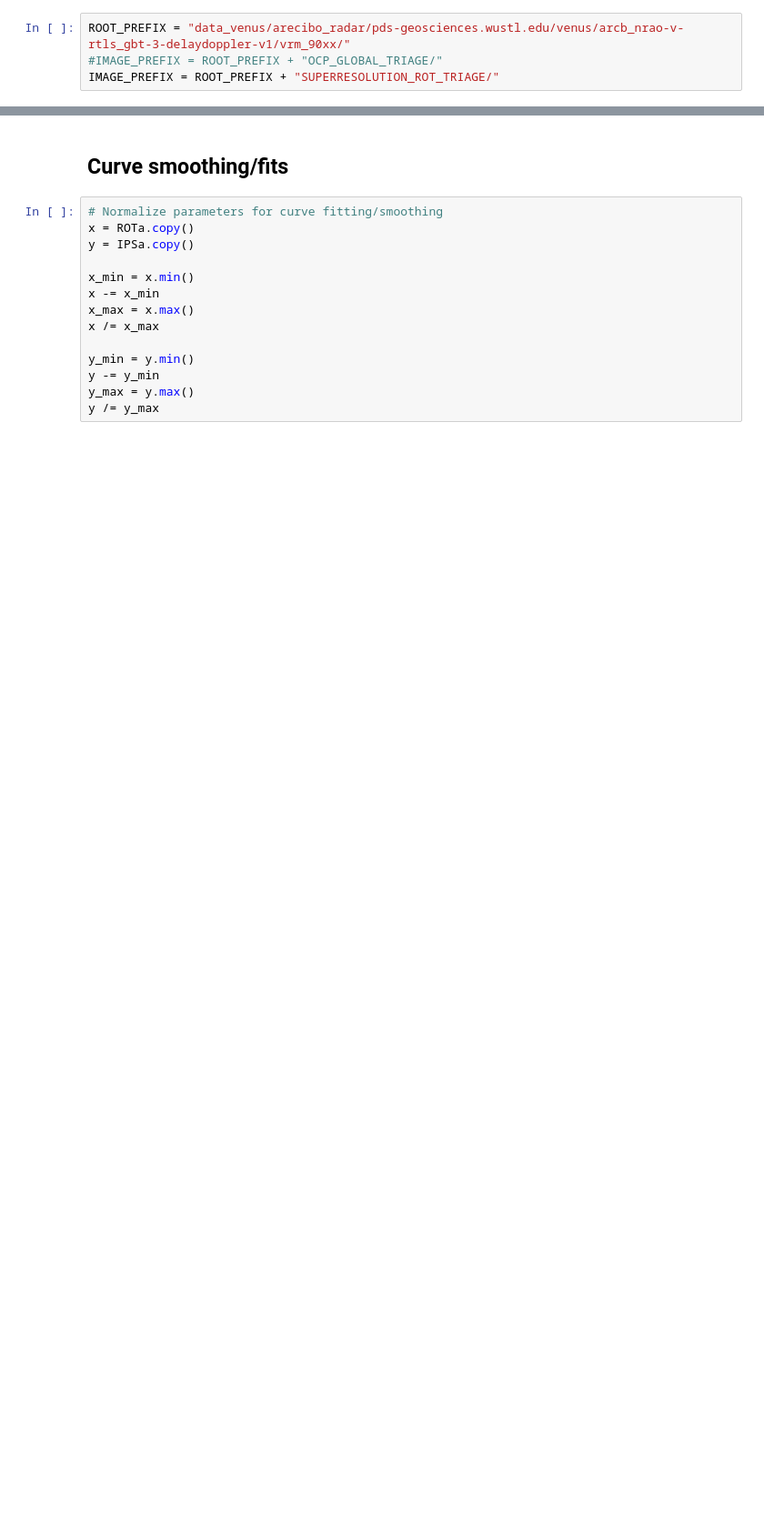
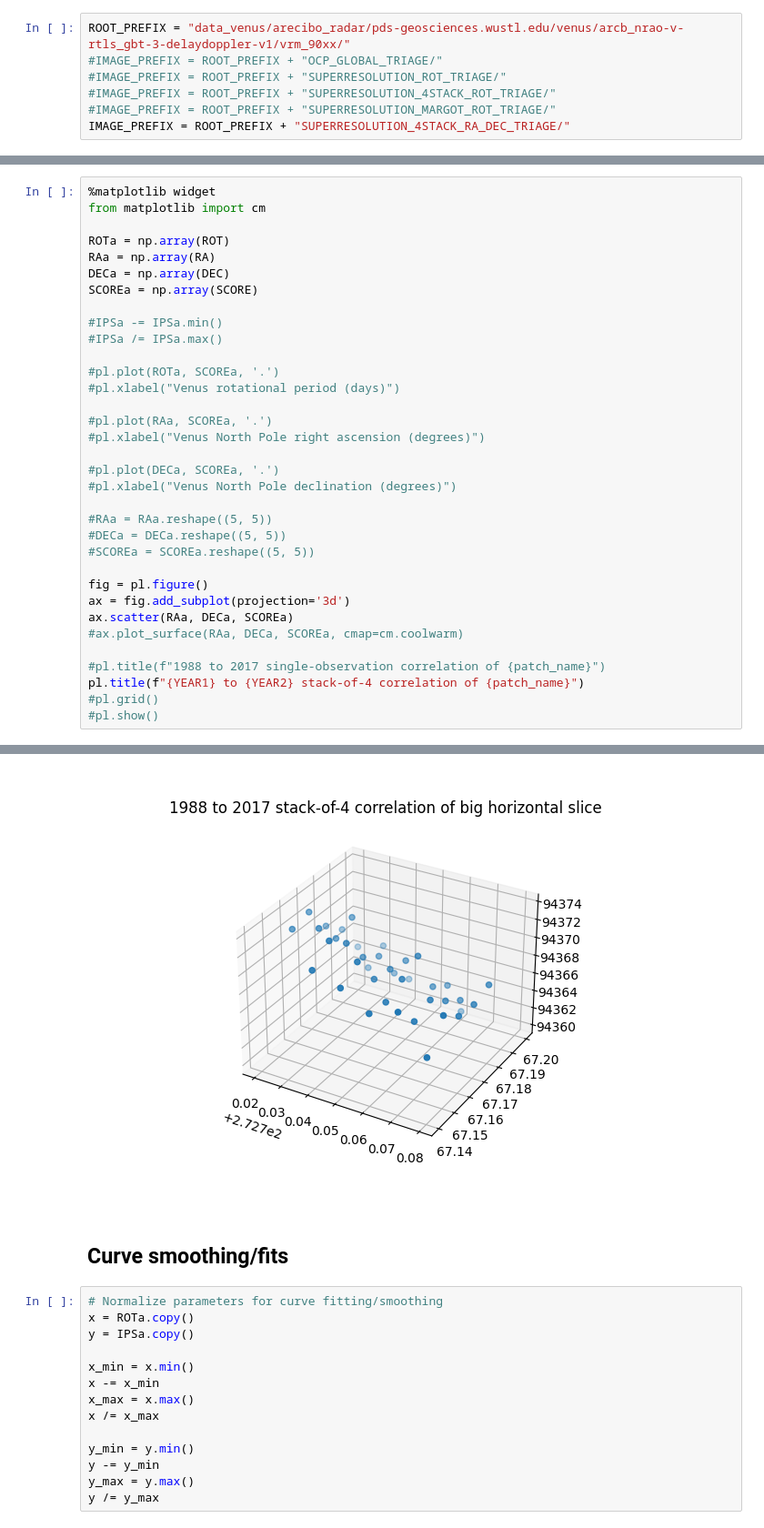
Before and after one commit to thandal/venera, a Jupyter notebook: rotation_period_comparison.ipynb, the cells around one changed output, grey strips where cells are left out. Shown at 91% size. Drawn from its saved outputs; the diff is of its cells as text; blank space fills up the shorter version.

Commit message:
plot score surfaces in 3d

```diff
--- a/rotation_period_comparison.ipynb
+++ b/rotation_period_comparison.ipynb
@@ -9,7 +10,10 @@ import imageio.v3 as imageio
 # %%
 ROOT_PREFIX = "data_venus/arecibo_radar/pds-geosciences.wustl.edu/venus/arcb_nrao-v-rtls_gbt-3-delaydoppler-v1/vrm_90xx/"
 #IMAGE_PREFIX = ROOT_PREFIX + "OCP_GLOBAL_TRIAGE/"
-IMAGE_PREFIX = ROOT_PREFIX + "SUPERRESOLUTION_ROT_TRIAGE/"
+#IMAGE_PREFIX = ROOT_PREFIX + "SUPERRESOLUTION_ROT_TRIAGE/"
+#IMAGE_PREFIX = ROOT_PREFIX + "SUPERRESOLUTION_4STACK_ROT_TRIAGE/"
+#IMAGE_PREFIX = ROOT_PREFIX + "SUPERRESOLUTION_MARGOT_ROT_TRIAGE/"
+IMAGE_PREFIX = ROOT_PREFIX + "SUPERRESOLUTION_4STACK_RA_DEC_TRIAGE/"
 # %%
 filenames = os.listdir(IMAGE_PREFIX)
 filenames.sort()
@@ -290,0 +267,35 @@ pl.grid()
+# %%
+%matplotlib widget
+from matplotlib import cm
+
+ROTa = np.array(ROT)
+RAa = np.array(RA)
+DECa = np.array(DEC)
+SCOREa = np.array(SCORE)
+
+#IPSa -= IPSa.min()
+#IPSa /= IPSa.max()
+
+#pl.plot(ROTa, SCOREa, '.')
+#pl.xlabel("Venus rotational period (days)")
+
+#pl.plot(RAa, SCOREa, '.')
+#pl.xlabel("Venus North Pole right ascension (degrees)")
+
+#pl.plot(DECa, SCOREa, '.')
+#pl.xlabel("Venus North Pole declination (degrees)")
+
+#RAa = RAa.reshape((5, 5))
+#DECa = DECa.reshape((5, 5))
+#SCOREa = SCOREa.reshape((5, 5))
+
+fig = pl.figure()
+ax = fig.add_subplot(projection='3d')
+ax.scatter(RAa, DECa, SCOREa)
+#ax.plot_surface(RAa, DECa, SCOREa, cmap=cm.coolwarm)
+
+#pl.title(f"1988 to 2017 single-observation correlation of {patch_name}")
+pl.title(f"{YEAR1} to {YEAR2} stack-of-4 correlation of {patch_name}")
+#pl.grid()
+#pl.show()
+# %% [output]
@@ -291,3 +303,4 @@ pl.grid()
+[figure, added]
 # %% [markdown]
 ## Curve smoothing/fits
 # %%
```
Also changed, not shown: parts of 9 cells of this notebook.
